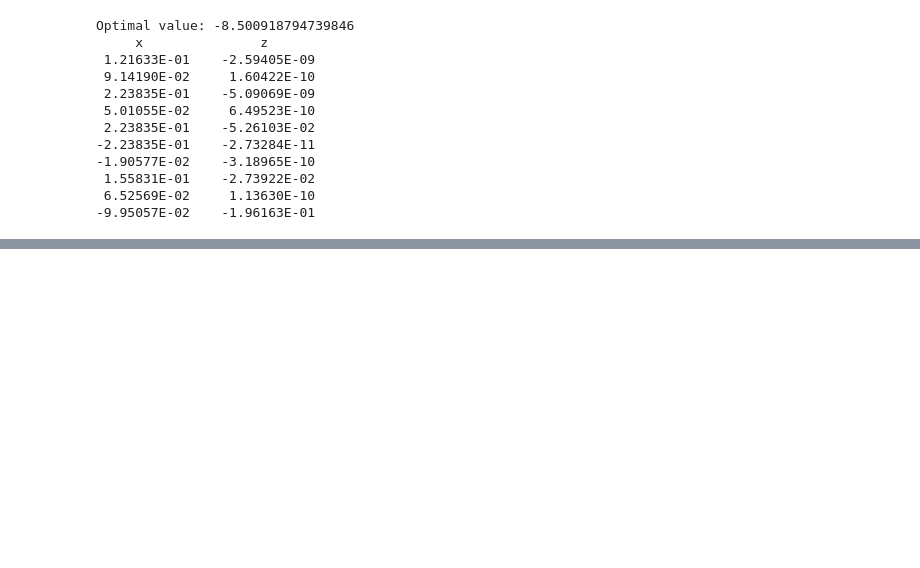
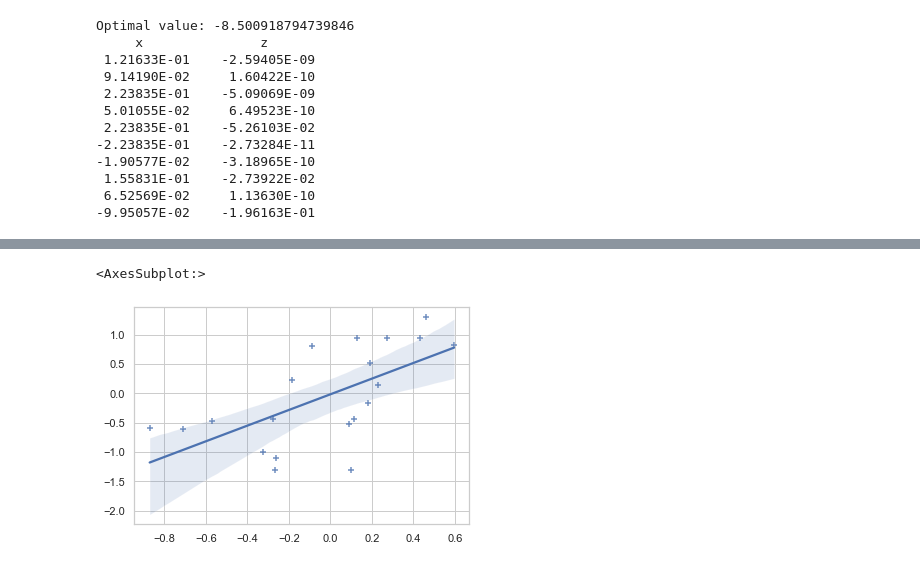
Before and after one commit to k-sukhantharat/bads7603-Optimization, a Jupyter notebook: midterm/problem5.ipynb, the cells around one changed output, grey strips where cells are left out. Drawn from its saved outputs; the diff is of its cells as text; code cells hidden in the pictures; blank space fills up the shorter version.

```diff
--- a/midterm/problem5.ipynb
+++ b/midterm/problem5.ipynb
@@ -113,0 +170,12 @@ Optimal value: -8.500918794739846
+# %%
+import numpy as np
+import seaborn as sns
+sns.set_theme(style="whitegrid")
+
+x_plot= A @ x
+y_plot = b
+
+sns.regplot(x=x_plot, y=y_plot, marker="+")
+# %% [output]
+<AxesSubplot:>
+[figure, added]
```
Also changed, not shown: parts of 5 cells of this notebook, 4 other files.
